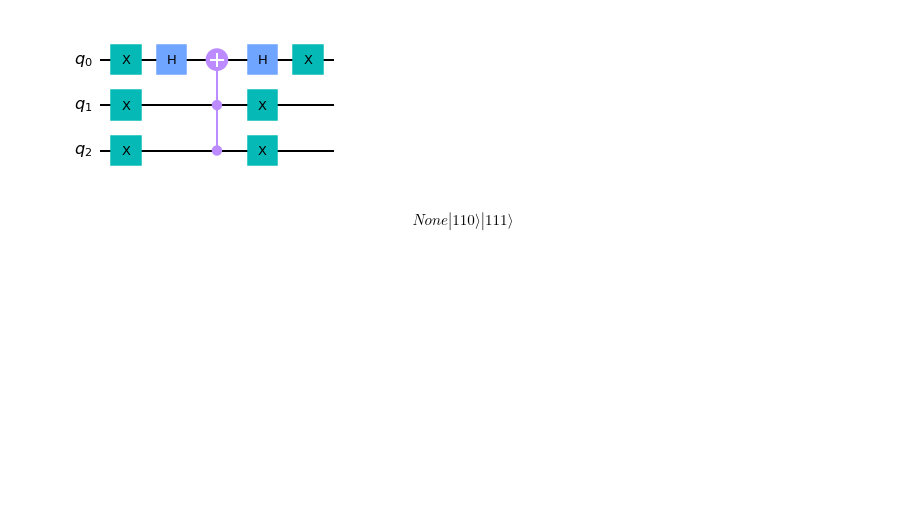
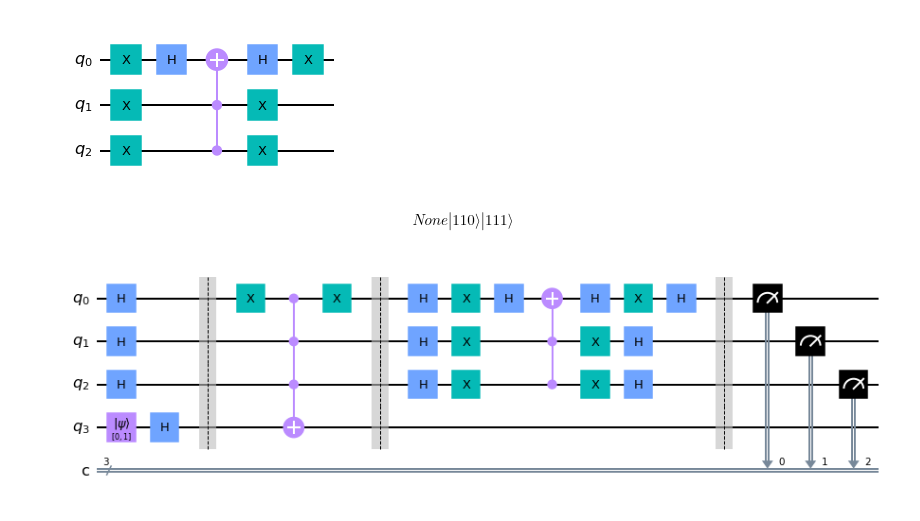
Before and after one commit to chenjie512/tfg_quantum_computing, a Jupyter notebook: qiskit/test_grover.ipynb, the cells around one changed output. Saved outputs shown, nothing was run; the diff lists cells and outputs as text; code cells hidden in the pictures; blank space fills up the shorter version.

```diff
--- a/qiskit/test_grover.ipynb
+++ b/qiskit/test_grover.ipynb
@@ -58,3 +58,33 @@ state = state.evolve(c)
 state.draw('latex')
 # %% [output]
 $$None |110\rangle |111\rangle$$
+# %%
+#circuito
+#solucion: 011, 111
+gc = QuantumCircuit(4,3)
+gc.h([0,1,2])
+
+#subcircuito
+#gc.x(3)
+gc.initialize([0, 1], 3)
+gc.h(3)
+gc.barrier(range(4))
+gc.x(0)
+gc.mcx([0, 1, 2], 3)
+gc.x(0)
+gc.barrier(range(4))
+gc.h([0,1,2])
+gc.x([0,1,2])
+gc.h(0)
+gc.ccx(1,2,0)
+gc.h(0)
+gc.x([0,1,2])
+gc.h([0,1,2])
+
+gc.barrier(range(4))
+gc.measure(range(3), range(3))
+
+#subc.draw('mpl')
+gc.draw('mpl')
+# %% [output]
+[figure, added]
```
Also changed, not shown: parts of 1 cell of this notebook.
